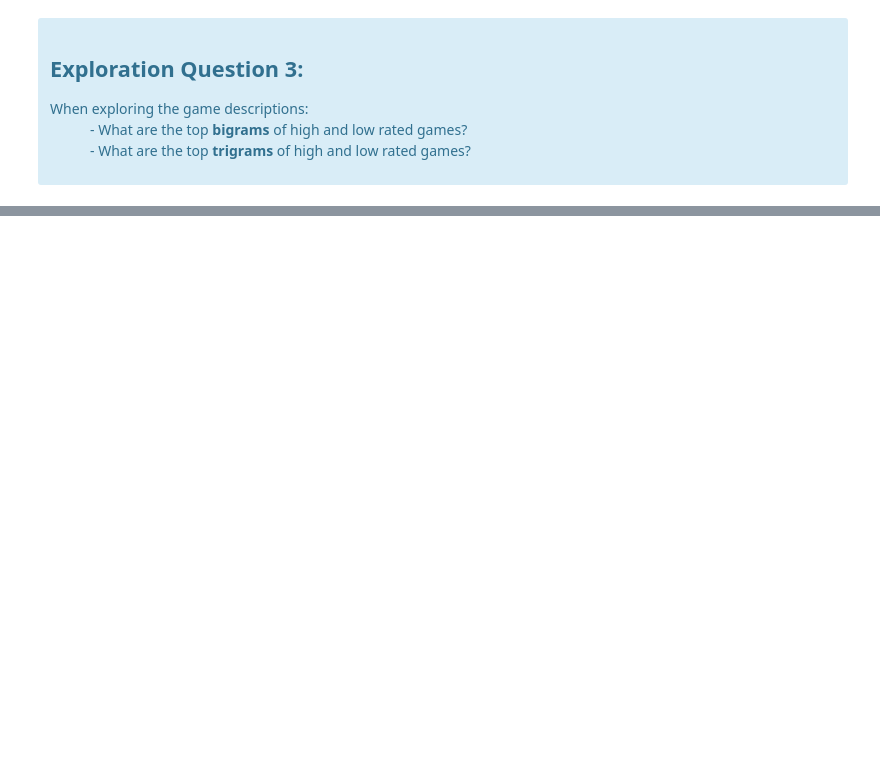
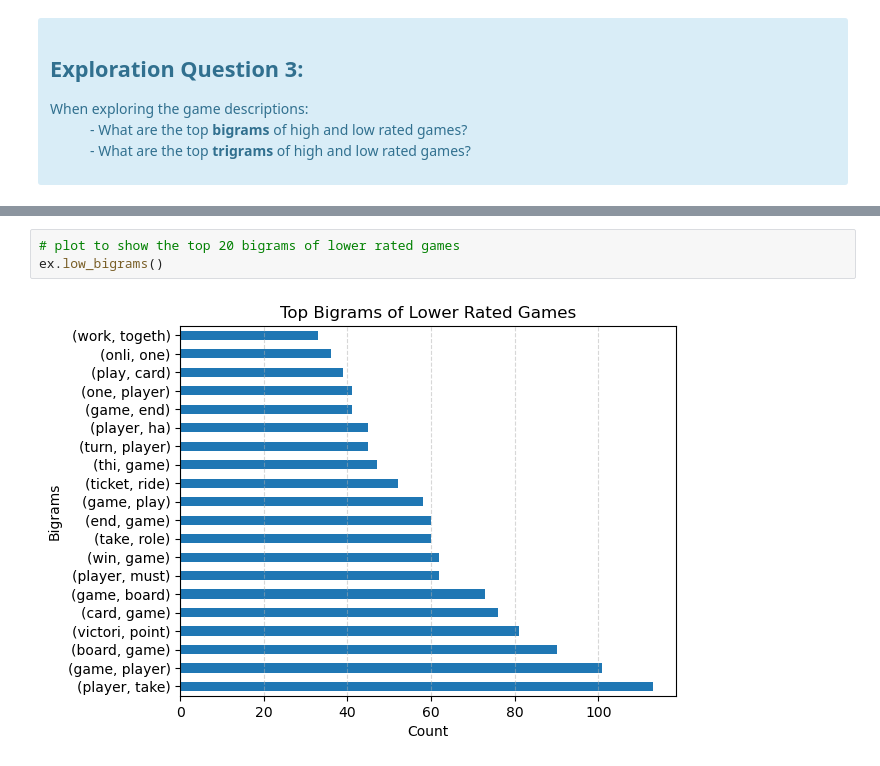
Before and after one commit to Andy-Jensen/board-game-project, a Jupyter notebook: final-report.ipynb, the cells around one changed output, grey strips where cells are left out. Drawn from its saved outputs; the diff is of its cells as text; blank space fills up the shorter version.

```diff
--- a/final-report.ipynb
+++ b/final-report.ipynb
@@ -106,0 +174,5 @@ The p-value (1.5364921060137039e-12) is lower than the alpha (0.05) so we reject
+# %%
+# plot to show the top 20 bigrams of lower rated games
+ex.low_bigrams()
+# %% [output]
+[figure, added]
```
Also changed, not shown: parts of 15 cells of this notebook, 2 other files.
